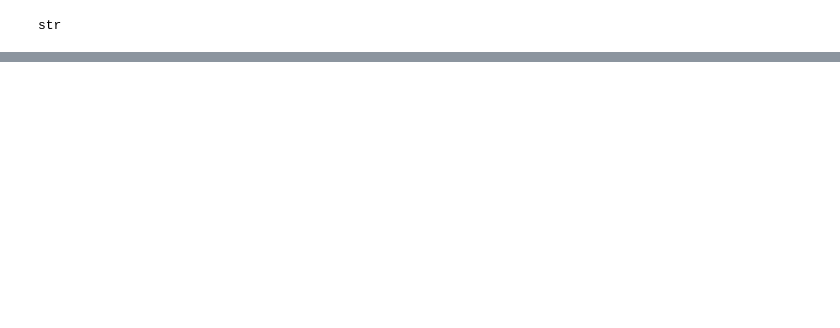
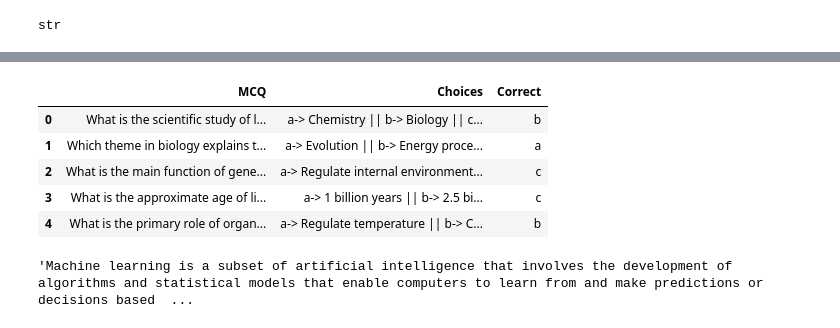
Before and after one commit to Mohamed-cmd-code/mcqq, a Jupyter notebook: experiment/mcq.ipynb, the cells around one changed output, grey strips where cells are left out. Drawn from its saved outputs; the diff is of its cells as text; code cells hidden in the pictures; blank space fills up the shorter version.

````diff
--- a/experiment/mcq.ipynb
+++ b/experiment/mcq.ipynb
@@ -276,0 +306,46 @@ df.to_csv('quiz_records.csv', index=False)
+# %%
+def get_table_data(quiz_str):
+    quiz_dict = None  # Initialize with a default value
+
+    try:
+        try:
+            quiz_dict = json.loads(quiz_str.strip('```json').strip('```'))
+        except json.JSONDecodeError as e:
+            quiz_dict = {}
+
+
+        quiz_table_data=[]
+
+        # iterate over the quiz dictionary and extract the required information
+        for key,value in quiz_dict.items():
+            mcq=value["mcq"]
+            options=" || ".join(
+                [
+                    f"{option}-> {option_value}" for option, option_value in value["options"].items()
+
+                 ]
+            )
+
+            correct=value["correct"]
+            quiz_table_data.append({"MCQ": mcq,"Choices": options, "Correct": correct})
+
+        return quiz_table_data
+
+    except Exception as e:
+        traceback.print_exception(type(e), e, e.__traceback__)
+        return False
+# %%
+x=get_table_data(quiz_str)
+df = pd.DataFrame(x)
+df
+# %% [output]
+|  | MCQ | Choices | Correct |
+| 0 | What is the scientific study of l... | a-> Chemistry || b-> Biology || c... | b |
+| 1 | Which theme in biology explains t... | a-> Evolution || b-> Energy proce... | a |
+| 2 | What is the main function of gene... | a-> Regulate internal environment... | c |
+| 3 | What is the approximate age of li... | a-> 1 billion years || b-> 2.5 bi... | c |
+| 4 | What is the primary role of organ... | a-> Regulate temperature || b-> C... | b |
+# %%
+llm.predict("whats machine learning")
+# %% [output]
+'Machine learning is a subset of artificial intelligence that involves the development of algorithms and statistical models that enable computers to learn from and make predictions or decisions based  ...
````
Also changed, not shown: parts of 14 cells of this notebook, 5 other files.
